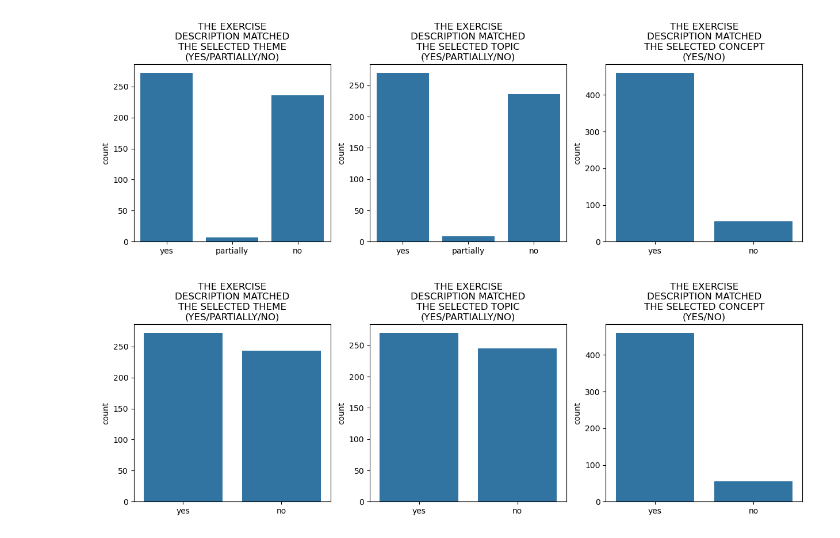
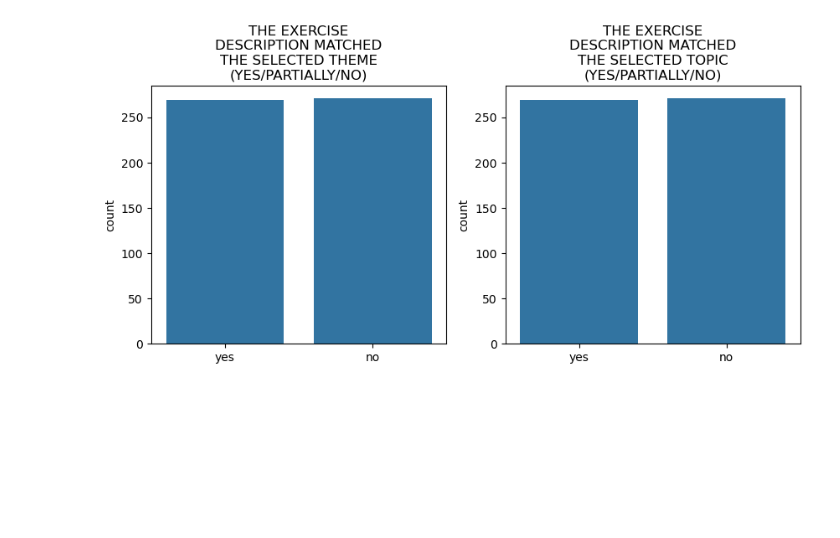
Before and after one commit to AleksiKaa/mscthesis, a Jupyter notebook: src/notebooks/planting_hallucinations/augment_results.ipynb, the cells around one changed output. Drawn from its saved outputs; the diff is of its cells as text; code cells hidden in the pictures; blank space fills up the shorter version.

```diff
--- a/src/notebooks/planting_hallucinations/augment_results.ipynb
+++ b/src/notebooks/planting_hallucinations/augment_results.ipynb
@@ -68,8 +91,9 @@ augmented_data["problemDescription"] = augmented_data["augmentedProblemDescripti
 augmented_data["exampleSolution"] = augmented_data["augmentedExampleSolution"]
 
 # Flip labels
-augmented_data.iloc[:, 12] = "no"
-augmented_data.iloc[:, 13] = "no"
+augmented_data[EVAL_COLS[0]] = "no"
+augmented_data[EVAL_COLS[1]] = "no"
+
 
 # Drop last three columns: prompt, augmentedProblemDescription, augmentedExampleSolution
 augmented_data = augmented_data.iloc[:, :-3]
@@ -78,6 +102,10 @@ augmented_data = augmented_data.iloc[:, :-3]
 orig = r"../../../data/complete_dataset.csv"
 original_dataset = pd.read_csv(orig, sep=";")
 
-concated = pd.concat([original_dataset, augmented_data], ignore_index=True).iloc[:,:-1]
-s
-concated.head(1)
+# Remove rows with label 'partially'
+mask_no_partially = (original_dataset[EVAL_COLS] != "partially").all(axis=1)
+pruned = original_dataset[mask_no_partially].reset_index()
+
+#concated = pd.concat([original_dataset, augmented_data], ignore_index=True).iloc[:,:-1]
+
+concated_with_pruned = pd.concat([pruned, augmented_data], ignore_index=True).iloc[:,:-1]
@@ -87,23 +111,0 @@ concated.head(1)
-# %%
-LABELS = [["yes", "partially", "no"], ["yes", "partially", "no"], ["yes", "no"]] # Labels per column
-COLS = ['The exercise description matched the selected theme (Yes/Partially/No)',
-       'The exercise description matched the selected topic (Yes/Partially/No)',
-       'The exercise description matched the selected concept (Yes/No)']
-
-def plot_distributions(df, axes, labels=LABELS, cols=COLS):
-    fig = axes[0].figure
-
-    for i, (col, ls) in enumerate(zip(cols, labels)):
-        sns.countplot(x=df[col], order=ls, ax=axes[i])
-        axes[i].set_title(wrap_text(f"{col.upper()}", 20))
-        axes[i].set_xlabel("")
-
-    return fig, axes
-
-fig, ax = plt.subplots(1, 3, figsize=(15, 4))
-
-plot_distributions(concated, ax)
-
-plt.show()
-# %% [output]
-[figure, removed]
@@ -113,8 +112,8 @@ labeled_yes_no.iloc[:, eval_cols] = labeled_yes_no.iloc[:, eval_cols].map(lambda
-# %%
-fig, ax = plt.subplots(1, 3, figsize=(15, 4))
-
-plot_distributions(labeled_yes_no, ax, labels=[["yes", "no"]] * 3)
-
-plt.show()
-# %% [output]
-[figure, removed]
+# %%
+fig, ax = plt.subplots(1, 2, figsize=(10, 4))
+
+plot_distributions(concated_with_pruned, ax)
+
+plt.show()
+# %% [output]
+[figure, added]
```
Also changed, not shown: parts of 6 cells of this notebook, 3 other files.
